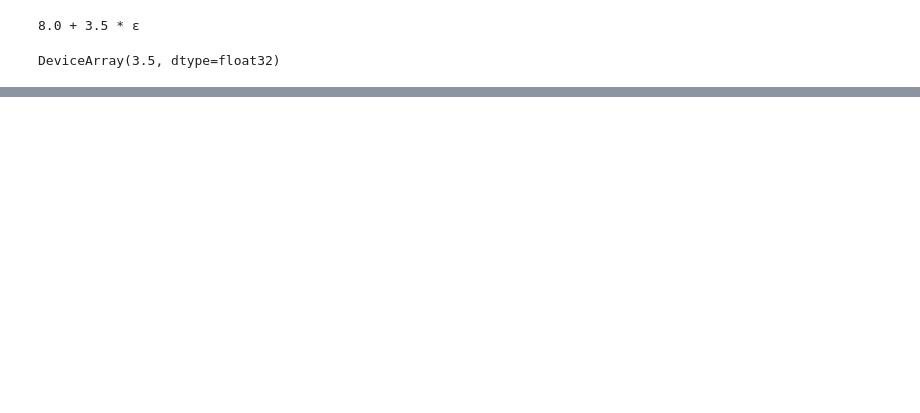
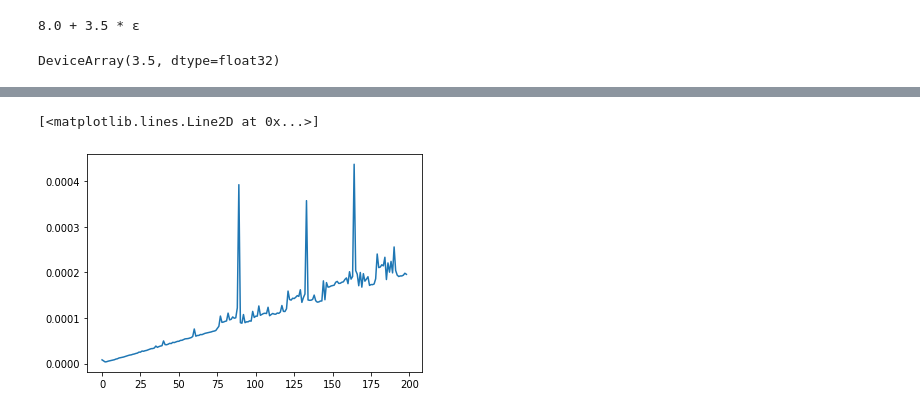
Before and after one commit to danielsuo/skgaip, a Jupyter notebook: notebooks/2020-05-17 automatic differentiation.ipynb, the cells around one changed output, grey strips where cells are left out. Saved outputs shown, nothing was run; the diff lists cells and outputs as text; code cells hidden in the pictures; blank space fills up the shorter version.

```diff
--- a/notebooks/2020-05-17 automatic differentiation.ipynb
+++ b/notebooks/2020-05-17 automatic differentiation.ipynb
@@ -104,0 +109,18 @@ plt.plot(results)
+# %%
+# https://youtu.be/Rs0uRQJdIcg?t=1784
+
+def benchmark(n: int, s: int = 1) -> list:
+    results = []
+    for i in range(1, n, s):
+        start = time.time()
+        x = [Dual(1)] * i
+        functools.reduce(lambda a, b: a + b, x)
+        results.append(time.time() - start)
+    return results
+# %%
+results = benchmark(200)
+# %%
+plt.plot(results)
+# %% [output]
+[<matplotlib.lines.Line2D at 0x...>]
+[figure, added]
```
Also changed, not shown: parts of 3 cells of this notebook, 4 other files.
